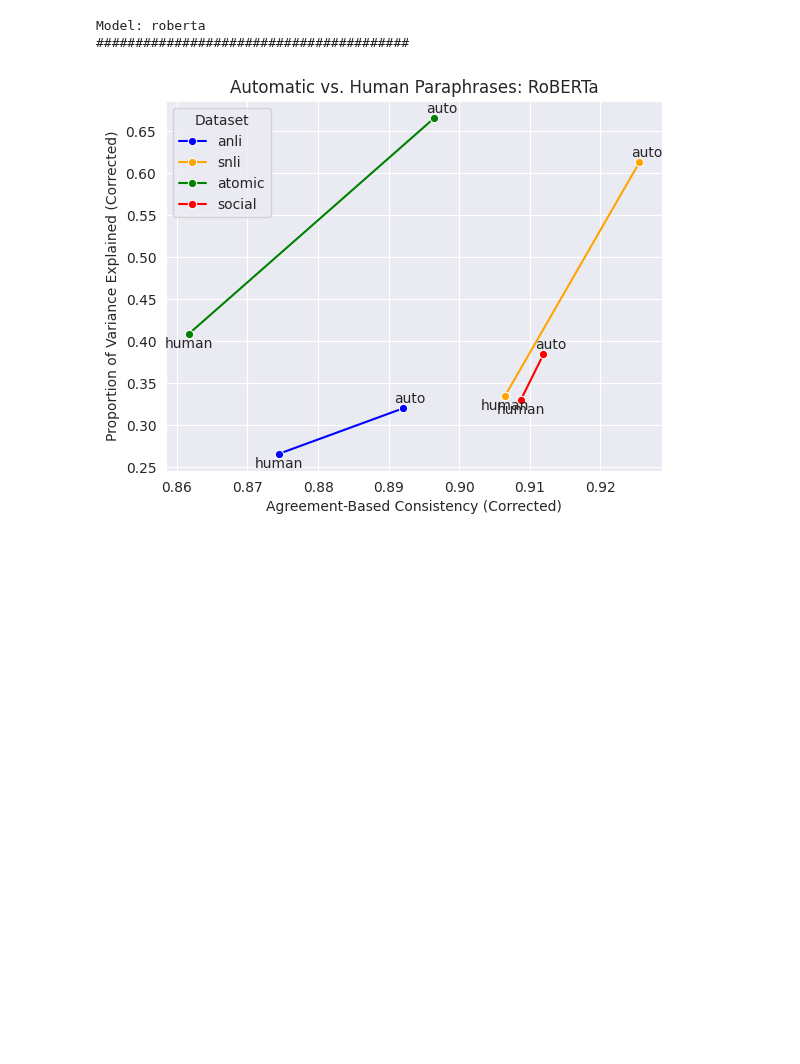
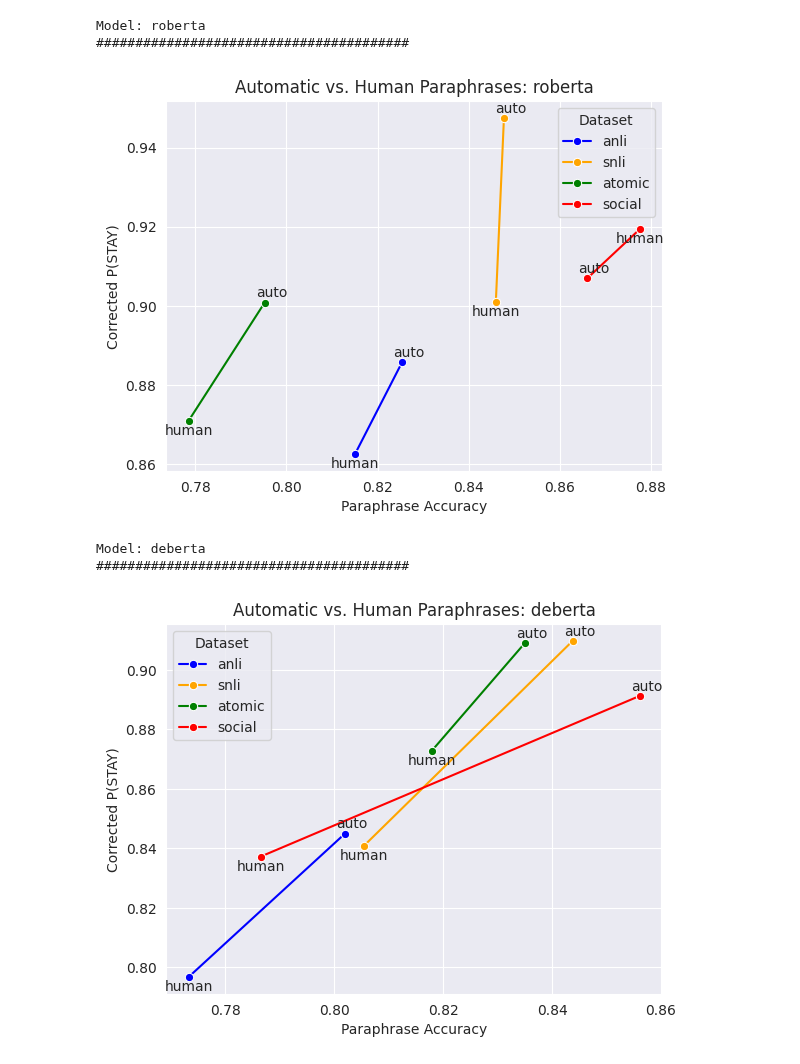
Before and after one commit to nehasrikn/paraphrase-nlu-internal, a Jupyter notebook: experiments/auto_vs_human/main_performance.ipynb, the cells around one changed output. Drawn from its saved outputs; the diff is of its cells as text; code cells hidden in the pictures; blank space fills up the shorter version.

Commit message:
pstay graph updates

```diff
--- a/experiments/auto_vs_human/main_performance.ipynb
+++ b/experiments/auto_vs_human/main_performance.ipynb
@@ -12,16 +12,20 @@ from experiments.auto_vs_human.paranlu_auto import roberta_specialized_automatic
 %autoreload 2
 # %%
 from simple_colors import *
+import seaborn as sns
+import matplotlib.pyplot as plt
+
+sns.set_style('darkgrid')
 
 auto_vs_human_results = {
     'roberta': {
         'human': roberta_specialized,
         'auto': roberta_specialized_automatic
     },
-    # 'deberta': {
-    #     'human': deberta_v3,
-    #     'auto': deberta_v3_automatic
-    # }
+    'deberta': {
+        'human': deberta_v3,
+        'auto': deberta_v3_automatic
+    }
 }
 
 for model, auto_v_human in auto_vs_human_results.items():
@@ -29,37 +33,40 @@ for model, auto_v_human in auto_vs_human_results.items():
 
     auto = auto_v_human['auto']
     human = auto_v_human['human']
 
     colors = ['blue', 'orange', 'green', 'red']
     legend_labels = []
 
     for i, (data_split, auto_analysis) in enumerate(auto.items()):
         dataset = data_split.split('-')[0]
 
         human_linguistic_robustness = human[f'{dataset}-human'].linguistic_robustness_summary(human[f'{dataset}-test'])
         auto_linguistic_robustness = auto_analysis.linguistic_robustness_summary(human[f'{dataset}-test'])
 
-        x = [human_linguistic_robustness['consistency_corrected'],auto_linguistic_robustness['consistency_corrected']]
-        y = [human_linguistic_robustness['pove_corrected'], auto_linguistic_robustness['pove_corrected']]
+        x = [human_linguistic_robustness['paraphrase_accuracy_corrected'], auto_linguistic_robustness['paraphrase_accuracy_corrected']]
+        y = [human_linguistic_robustness['stay_prob_corrected'], auto_linguistic_robustness['stay_prob_corrected']]
         source = ['human', 'auto']
         legend_labels.append(dataset)
         sns.lineplot(x=x, y=y, color=colors[i], marker='o', label=dataset)
 
         for pt in range(len(x)):
             if pt == 0:
                 plt.annotate(source[pt], (x[pt], y[pt]), textcoords="offset points", xytext=(0,-10), ha='center')
             else:
                 plt.annotate(source[pt], (x[pt], y[pt]), textcoords="offset points", xytext=(5,4), ha='center')
 
 
     print('########################################\n\n')
     plt.legend(title='Dataset')
-    plt.xlabel('Agreement-Based Consistency (Corrected)')
-    plt.ylabel('Proportion of Variance Explained (Corrected)')
-    plt.title('Automatic vs. Human Paraphrases: RoBERTa')
-    plt.savefig('auto_vs_human_roberta.pdf')
+    plt.xlabel('Paraphrase Accuracy')
+    plt.ylabel('Corrected P(STAY)')
+    plt.title(f'Automatic vs. Human Paraphrases: {model}')
+    plt.savefig(f'auto_vs_human_{model}.pdf')
     plt.show()
 # %% [output]
 Model: roberta
 ########################################
-[figure, old version]
+[figure, new version]
+Model: deberta
+########################################
+[figure, added]
```
Also changed, not shown: 9 other files.
